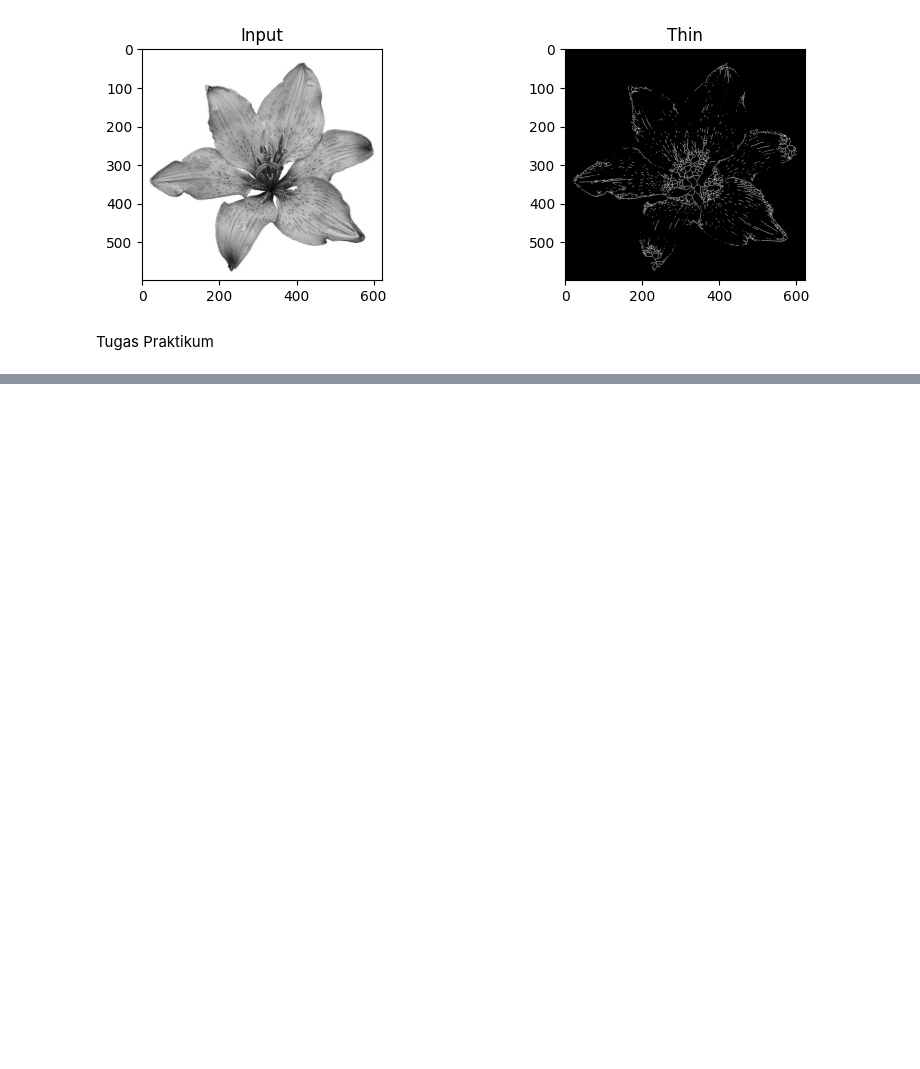
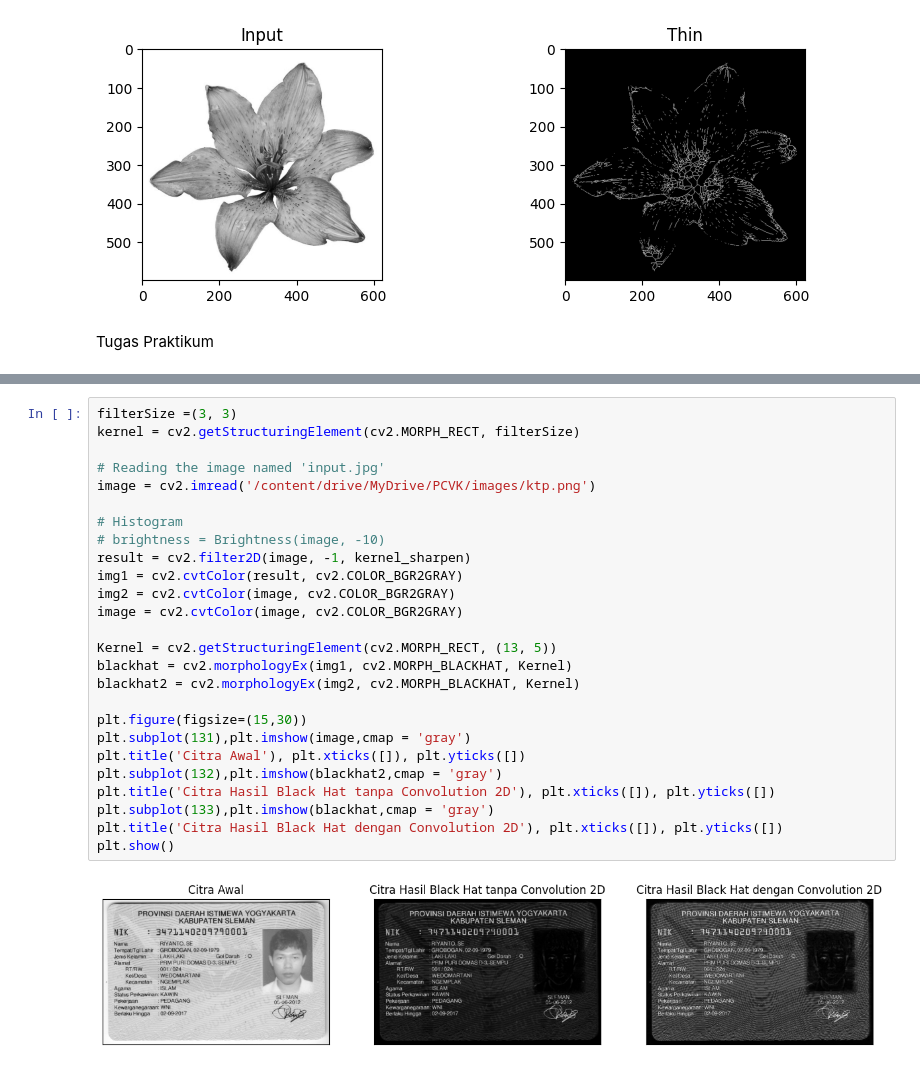
Before and after one commit to filladani/PCVK_2024, a Jupyter notebook: week9.ipynb, the cells around one changed output, grey strips where cells are left out. Saved outputs shown, nothing was run; the diff lists cells and outputs as text; blank space fills up the shorter version.

```diff
--- a/week9.ipynb
+++ b/week9.ipynb
@@ -525,0 +565,28 @@ Tugas Praktikum
+# %%
+filterSize =(3, 3)
+kernel = cv2.getStructuringElement(cv2.MORPH_RECT, filterSize)
+
+# Reading the image named 'input.jpg'
+image = cv2.imread('/content/drive/MyDrive/PCVK/images/ktp.png')
+
+# Histogram
+# brightness = Brightness(image, -10)
+result = cv2.filter2D(image, -1, kernel_sharpen)
+img1 = cv2.cvtColor(result, cv2.COLOR_BGR2GRAY)
+img2 = cv2.cvtColor(image, cv2.COLOR_BGR2GRAY)
+image = cv2.cvtColor(image, cv2.COLOR_BGR2GRAY)
+
+Kernel = cv2.getStructuringElement(cv2.MORPH_RECT, (13, 5))
+blackhat = cv2.morphologyEx(img1, cv2.MORPH_BLACKHAT, Kernel)
+blackhat2 = cv2.morphologyEx(img2, cv2.MORPH_BLACKHAT, Kernel)
+
+plt.figure(figsize=(15,30))
+plt.subplot(131),plt.imshow(image,cmap = 'gray')
+plt.title('Citra Awal'), plt.xticks([]), plt.yticks([])
+plt.subplot(132),plt.imshow(blackhat2,cmap = 'gray')
+plt.title('Citra Hasil Black Hat tanpa Convolution 2D'), plt.xticks([]), plt.yticks([])
+plt.subplot(133),plt.imshow(blackhat,cmap = 'gray')
+plt.title('Citra Hasil Black Hat dengan Convolution 2D'), plt.xticks([]), plt.yticks([])
+plt.show()
+# %% [output]
+[figure, added]
```
Also changed, not shown: parts of 1 cell of this notebook.
